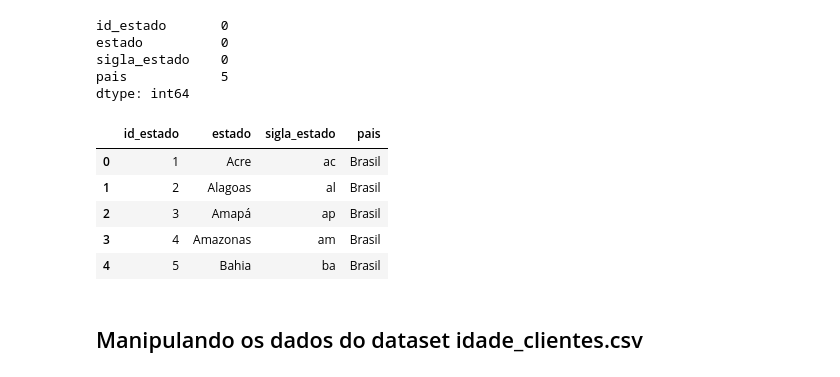
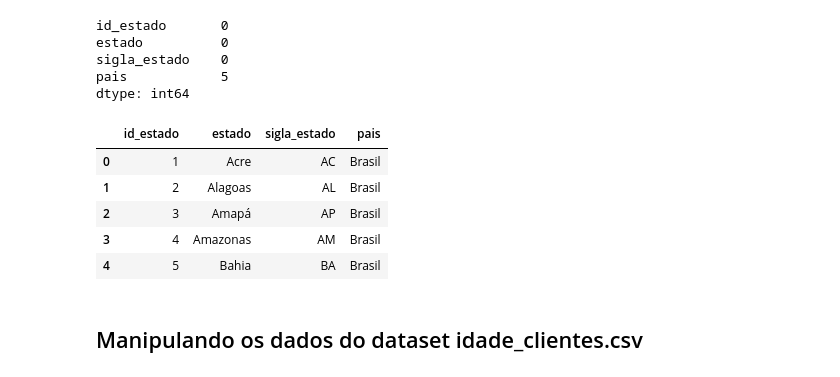
Before and after one commit to EricoCoutoJr/Processamento-Big-Data, a Jupyter notebook: Prática_kmeans.ipynb, the cells around one changed output. Drawn from its saved outputs; the diff is of its cells as text; code cells hidden in the pictures.

```diff
--- a/Prática_kmeans.ipynb
+++ b/Prática_kmeans.ipynb
@@ -15,9 +22,9 @@ from sklearn.cluster import KMeans
 # %%
-#Abrindo o arquivo de dados
-drive = '/content/dataset/'
-dados_cliente = pd.read_excel(drive+'amostra_dados_clientes.xlsx')
-estados_brasileiros = pd.read_csv(drive+'estados_brasileiros.csv', sep=';', encoding='latin-1')
-idade_clientes = pd.read_csv(drive+'idade_clientes.csv', sep=';')
+#Abrindo o arquivo de dados arquivados no Google Drive
+drive = '/content/drive/MyDrive/103.0 IGTI/ABD/Trabalhos M1/FDA_projetos_datasets/datasets/'
+cliente = pd.read_excel(drive+'amostra_dados_clientes.xlsx')
+estados= pd.read_csv(drive+'estados_brasileiros.csv', sep=';', encoding='latin-1')
+idade = pd.read_csv(drive+'idade_clientes.csv', sep=';')
 # %% [markdown]
 ## Manipuilando o Dataframe dos estados brasileiros
 # %%
@@ -51,16 +58,19 @@ dtype: int64
 # Preenchendo valores nulos por Brasil na coluna País
 # A coluna pais poderia ter sido removida já que o dataset é de estados brasileiros
 
-estados_brasileiros['pais'].fillna(value = 'Brasil', inplace=True)
+estados['pais'].fillna(value = 'Brasil', inplace=True)
+# %%
+# Transformas para Maúscula as siglas dos estados
+estados['sigla_estado'] = estados.sigla_estado.str.upper()
 # %%
-estados_brasileiros.head()
+estados.head()
 # %% [output]
 |  | id_estado | estado | sigla_estado | pais |
-| 0 | 1 | Acre | ac | Brasil |
-| 1 | 2 | Alagoas | al | Brasil |
-| 2 | 3 | Amapá | ap | Brasil |
-| 3 | 4 | Amazonas | am | Brasil |
-| 4 | 5 | Bahia | ba | Brasil |
+| 0 | 1 | Acre | AC | Brasil |
+| 1 | 2 | Alagoas | AL | Brasil |
+| 2 | 3 | Amapá | AP | Brasil |
+| 3 | 4 | Amazonas | AM | Brasil |
+| 4 | 5 | Bahia | BA | Brasil |
 # %% [markdown]
 ## Manipulando os dados do dataset idade_clientes.csv
 # %%
```
Also changed, not shown: parts of 31 cells of this notebook.
